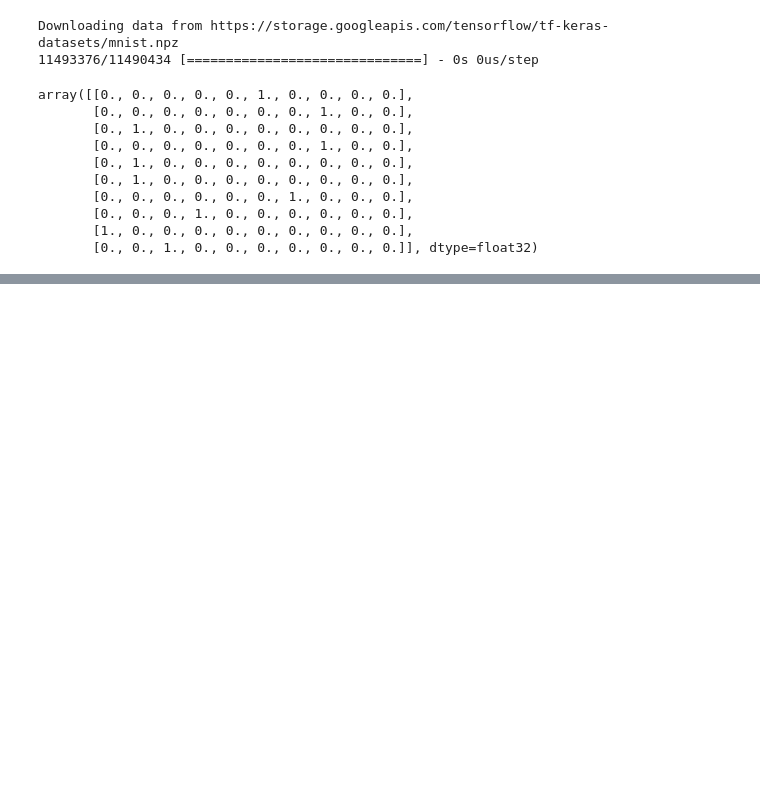
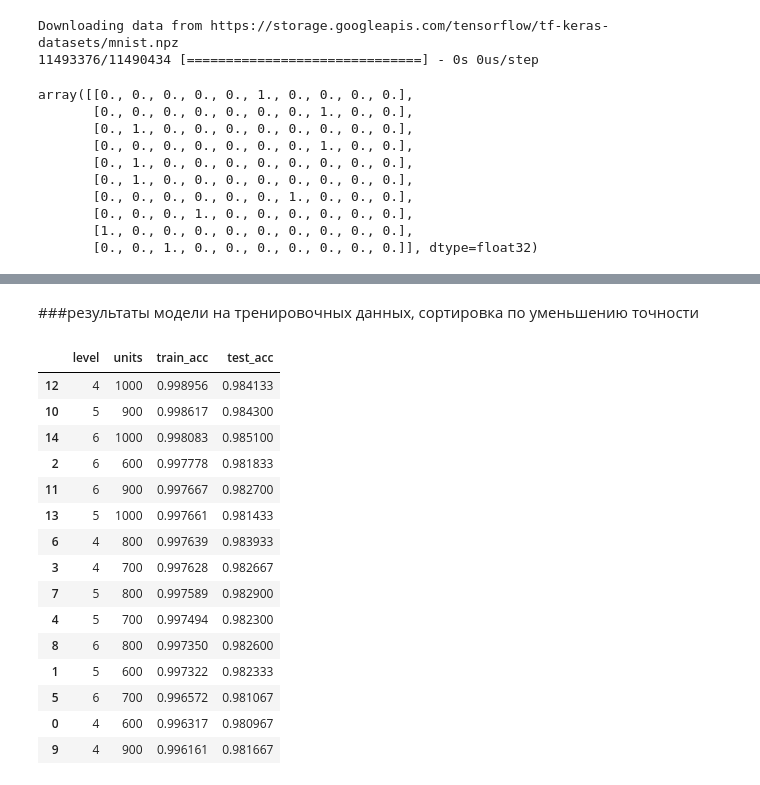
Before and after one commit to brs1977/neural-university, a Jupyter notebook: HW/01_mnist_gpu.ipynb, the cells around one changed output, grey strips where cells are left out. Cells and saved outputs as stored; diff of their text form; code cells hidden in the pictures; blank space fills up the shorter version.

```diff
--- a/HW/01_mnist_gpu.ipynb
+++ b/HW/01_mnist_gpu.ipynb
@@ -475,0 +389,21 @@ accuracy_score(np.argmax(y_test,axis=1), np.argmax(predictions,axis=1))
+# %% [markdown]
+###результаты модели на тренировочных данных, сортировка по уменьшению точности
+# %%
+df1.sort_values('train_acc', ascending=False)
+# %% [output]
+|  | level | units | train_acc | test_acc |
+| 12 | 4 | 1000 | 0.998956 | 0.984133 |
+| 10 | 5 | 900 | 0.998617 | 0.984300 |
+| 14 | 6 | 1000 | 0.998083 | 0.985100 |
+| 2 | 6 | 600 | 0.997778 | 0.981833 |
+| 11 | 6 | 900 | 0.997667 | 0.982700 |
+| 13 | 5 | 1000 | 0.997661 | 0.981433 |
+| 6 | 4 | 800 | 0.997639 | 0.983933 |
+| 3 | 4 | 700 | 0.997628 | 0.982667 |
+| 7 | 5 | 800 | 0.997589 | 0.982900 |
+| 4 | 5 | 700 | 0.997494 | 0.982300 |
+| 8 | 6 | 800 | 0.997350 | 0.982600 |
+| 1 | 5 | 600 | 0.997322 | 0.982333 |
+| 5 | 6 | 700 | 0.996572 | 0.981067 |
+| 0 | 4 | 600 | 0.996317 | 0.980967 |
+| 9 | 4 | 900 | 0.996161 | 0.981667 |
```
Also changed, not shown: parts of 39 cells of this notebook.
